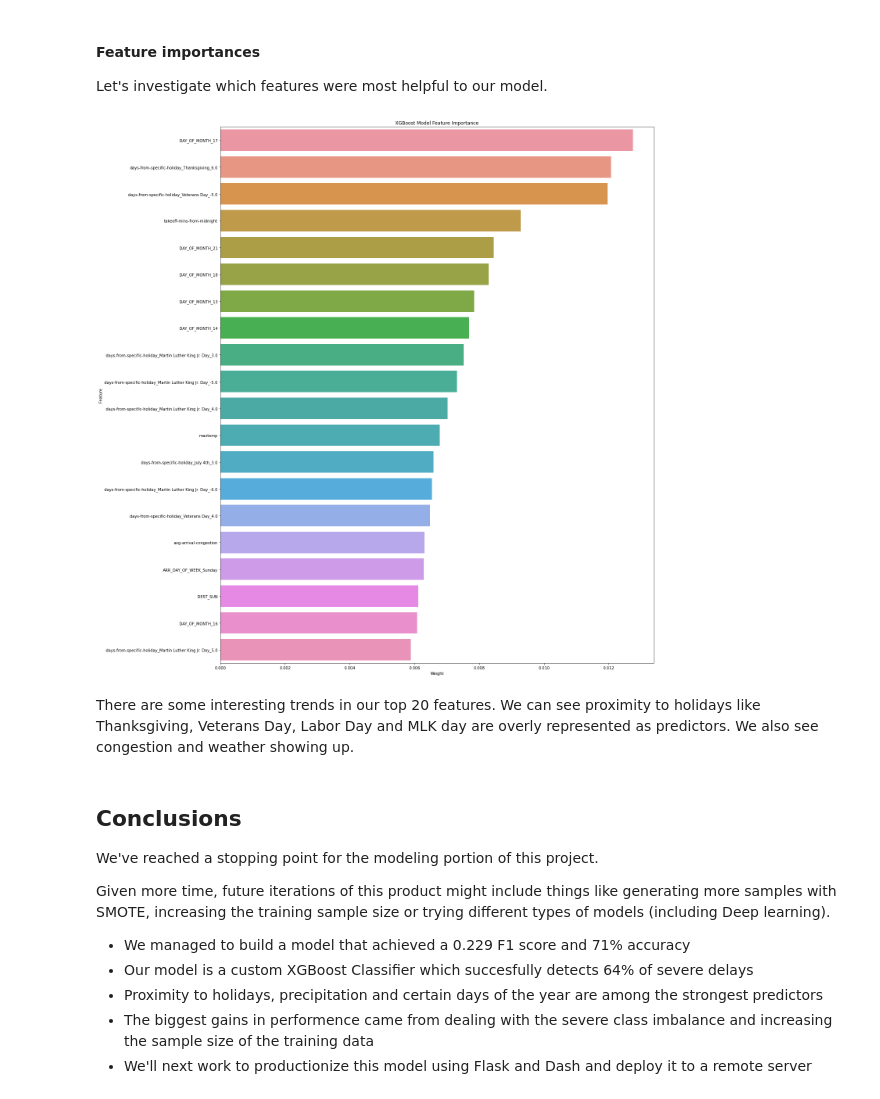
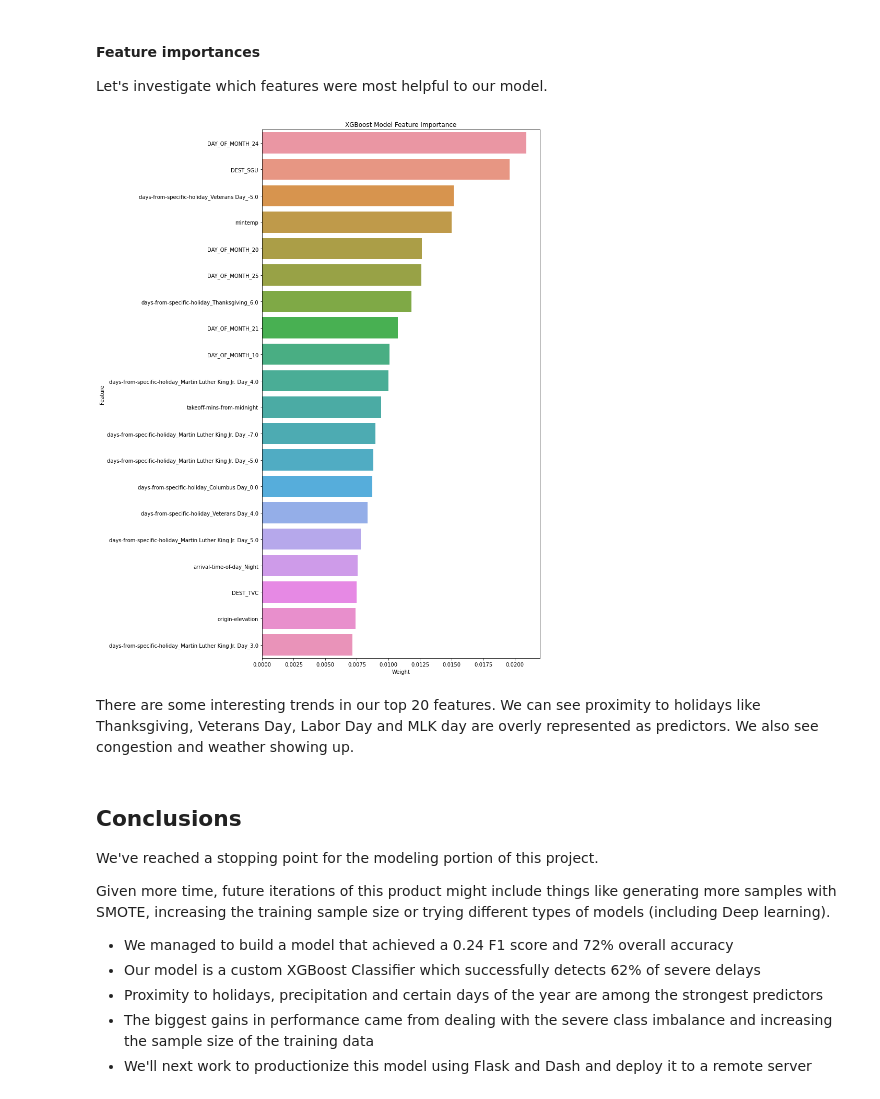
Before and after one commit to robertharrow/detecting-severe-flight-delays, a Jupyter notebook: 2. Modeling.ipynb, the cells around one changed output. Saved outputs shown, nothing was run; the diff lists cells and outputs as text; code cells hidden in the pictures.

```diff
--- a/2. Modeling.ipynb
+++ b/2. Modeling.ipynb
@@ -482,7 +606,7 @@ But first, like before, we'll just start by running it with default parameters (
 # %%
 # We initialize the pipe
 xgb_pipe = Pipeline(steps=[('prep', col_transform),
-                           ('xgb', xgb.XGBClassifier())])
+                           ('xgb', XGBClassifier())])
 
 # Here we fit the model and pass sample_weight parameters to the model to deal with the class imbalance
 xgb_pipe.fit(X_train, y_train, xgb__sample_weight=sample_weights)
@@ -515,6 +657,6 @@ The training set was our best one so far, but it's clearly overfitting given the
 # %%
 xgb_pipe2 = Pipeline(steps=[('prep', col_transform),
-                           ('xgb', xgb.XGBClassifier(subsample=0.4, max_depth=5, alpha = 100))])
+                           ('xgb', XGBClassifier(subsample=0.4, max_depth=5, alpha = 100))])
 
 xgb_pipe2.fit(X_train, y_train, xgb__sample_weight=sample_weights)
 evaluate_model(xgb_pipe2, X_train, y_train)
@@ -683,7 +897,7 @@ X_valid_3, X_test_3, y_valid_3, y_test_3 = train_test_split(X_rem_3,y_rem_3, tes
 And now we fit the new sample.
 # %%
 xgb_pipe6 = Pipeline(steps=[('prep', col_transform),
-                           ('xgb', xgb.XGBClassifier(scale_pos_weight=estimate,
+                           ('xgb', XGBClassifier(scale_pos_weight=estimate,
                                   max_depth = 6,
                                   eta = 0.3,
                                   colsample_bytree = 0.7))])
@@ -854,11 +1151,11 @@ Let's investigate which features were most helpful to our model.
 numeric_features_list = list(num_cols)
 
 # Grab the categorical feature names after OHE transform and put them into our list
-onehot_columns = list(xgb_pipe7.named_steps['prep'].named_transformers_['categorical'].get_feature_names(input_features=cat_cols))
+onehot_columns = list(xgb_pipe6.named_steps['prep'].named_transformers_['categorical'].get_feature_names(input_features=cat_cols))
 numeric_features_list.extend(onehot_columns)
 
 # Extract feature weights into a list
-feature_weights = list(xgb_pipe7.named_steps["xgb"].feature_importances_)
+feature_weights = list(xgb_pipe6.named_steps["xgb"].feature_importances_)
 
 # Throw our features and weights into a dataframe
 feature_importances = pd.DataFrame(
@@ -866,25 +1163,24 @@ feature_importances = pd.DataFrame(
      'Weight': feature_weights
     })
 # %%
-# Plotting
-plt.figure(figsize=(20, 20))
+# Plotting feature importances
+plt.figure(figsize=(12, 15))
 sns.barplot(x="Weight", y="Feature", data=feature_importances.sort_values(by="Weight", ascending=False).head(20))
 plt.title('XGBoost Model Feature Importance')
 plt.tight_layout()
 plt.show()
 # %% [output]
-[figure, old version]
+[figure, new version]
 # %% [markdown]
 There are some interesting trends in our top 20 features. We can see proximity to holidays like Thanksgiving, Veterans Day, Labor Day and MLK day are overly represented as predictors. We also see congestion and weather showing up.
 # %% [markdown]
 ## Conclusions
-
 We've reached a stopping point for the modeling portion of this project.
 
 Given more time, future iterations of this product might include things like generating more samples with SMOTE, increasing the training sample size or trying different types of models (including Deep learning).
 
-* We managed to build a model that achieved a 0.229 F1 score and 71% accuracy
-* Our model is a custom XGBoost Classifier which succesfully detects 64% of severe delays
+* We managed to build a model that achieved a 0.24 F1 score and 72% overall accuracy
+* Our model is a custom XGBoost Classifier which successfully detects 62% of severe delays
 * Proximity to holidays, precipitation and certain days of the year are among the strongest predictors
-* The biggest gains in performence came from dealing with the severe class imbalance and increasing the sample size of the training data
+* The biggest gains in performance came from dealing with the severe class imbalance and increasing the sample size of the training data
 * We'll next work to productionize this model using Flask and Dash and deploy it to a remote server
```
Also changed, not shown: parts of 58 cells of this notebook, 12 other files.
